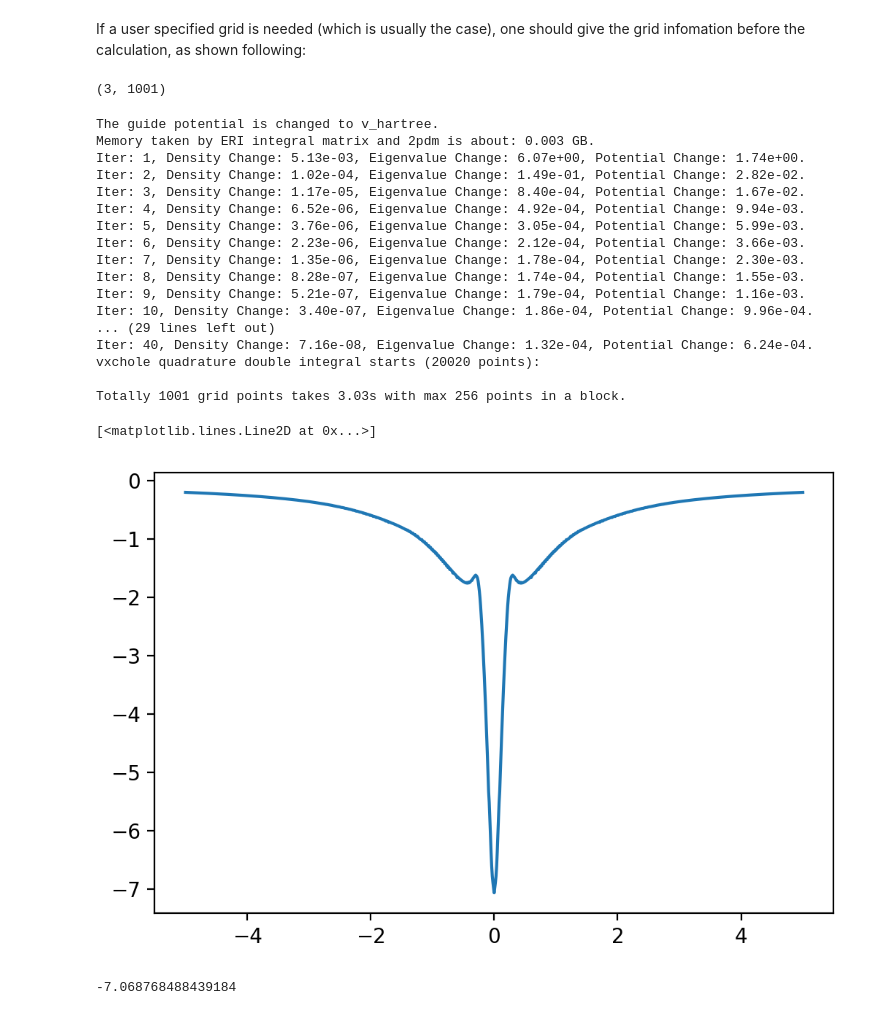
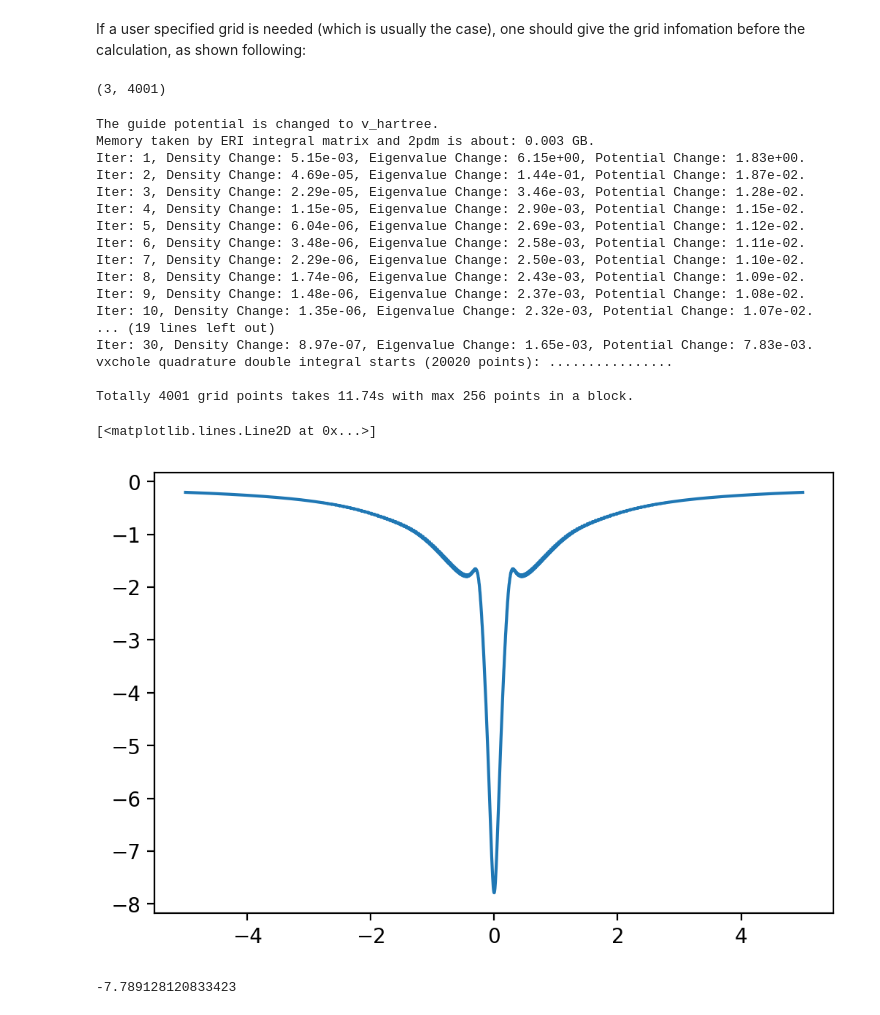
Before and after one commit to wasserman-group/n2v_examples, a Jupyter notebook: mRKS/Nobel_Gas.ipynb, the cells around one changed output. Saved outputs shown, nothing was run; the diff lists cells and outputs as text; code cells hidden in the pictures.

```diff
--- a/mRKS/Nobel_Gas.ipynb
+++ b/mRKS/Nobel_Gas.ipynb
@@ -37,6 +37,6 @@ psi4.set_options({"reference" : "rhf",
                  })  # Spin-Restricted
 
 # IMPORTANT NOTE: ONLY psi4.CIWavefunction or RHF is supported.
-wfn = psi4.energy("DETCI/cc-pcvdz", return_wfn=True, molecule=Ne)[1]
+wfn = psi4.properties("detci/cc-pcvdz", return_wfn=True, molecule=Ne, properties=["dipole"])[1]
 
 ine = n2v.Inverter(wfn)
@@ -99,42 +80,42 @@ axes[1,1].set_xlim(-5,5)
 # %% [markdown]
 If a user specified grid is needed (which is usually the case), one should give the grid infomation before the calculation, as shown following:
 # %%
-x = np.linspace(-5,5,1001)
+x = np.linspace(-5,5,4001)
 y = [0]
 z = [0]
 grid, shape = ine.generate_grids(x,y,z)
 grid.shape
 # %% [output]
-(3, 1001)
+(3, 4001)
 # %%
-v = ine.invert("mRKS", opt_max_iter=40, frac_old=0.7, vxc_grid=grid,
-              init="svwn" # Set initial guess to be lda this time.
+v = ine.invert("mRKS", opt_max_iter=30, frac_old=0.7, vxc_grid=grid,
+              init="scan" # Set initial guess to be pbe this time.
               )
 # %% [output]
 The guide potential is changed to v_hartree.
 Memory taken by ERI integral matrix and 2pdm is about: 0.003 GB.
-Iter: 1, Density Change: 5.13e-03, Eigenvalue Change: 6.07e+00, Potential Change: 1.74e+00.
-Iter: 2, Density Change: 1.02e-04, Eigenvalue Change: 1.49e-01, Potential Change: 2.82e-02.
-Iter: 3, Density Change: 1.17e-05, Eigenvalue Change: 8.40e-04, Potential Change: 1.67e-02.
-Iter: 4, Density Change: 6.52e-06, Eigenvalue Change: 4.92e-04, Potential Change: 9.94e-03.
-Iter: 5, Density Change: 3.76e-06, Eigenvalue Change: 3.05e-04, Potential Change: 5.99e-03.
-Iter: 6, Density Change: 2.23e-06, Eigenvalue Change: 2.12e-04, Potential Change: 3.66e-03.
-Iter: 7, Density Change: 1.35e-06, Eigenvalue Change: 1.78e-04, Potential Change: 2.30e-03.
-Iter: 8, Density Change: 8.28e-07, Eigenvalue Change: 1.74e-04, Potential Change: 1.55e-03.
-Iter: 9, Density Change: 5.21e-07, Eigenvalue Change: 1.79e-04, Potential Change: 1.16e-03.
-Iter: 10, Density Change: 3.40e-07, Eigenvalue Change: 1.86e-04, Potential Change: 9.96e-04.
-... (29 lines left out)
-Iter: 40, Density Change: 7.16e-08, Eigenvalue Change: 1.32e-04, Potential Change: 6.24e-04.
-vxchole quadrature double integral starts (20020 points):
+Iter: 1, Density Change: 5.15e-03, Eigenvalue Change: 6.15e+00, Potential Change: 1.83e+00.
+Iter: 2, Density Change: 4.69e-05, Eigenvalue Change: 1.44e-01, Potential Change: 1.87e-02.
+Iter: 3, Density Change: 2.29e-05, Eigenvalue Change: 3.46e-03, Potential Change: 1.28e-02.
+Iter: 4, Density Change: 1.15e-05, Eigenvalue Change: 2.90e-03, Potential Change: 1.15e-02.
+Iter: 5, Density Change: 6.04e-06, Eigenvalue Change: 2.69e-03, Potential Change: 1.12e-02.
+Iter: 6, Density Change: 3.48e-06, Eigenvalue Change: 2.58e-03, Potential Change: 1.11e-02.
+Iter: 7, Density Change: 2.29e-06, Eigenvalue Change: 2.50e-03, Potential Change: 1.10e-02.
+Iter: 8, Density Change: 1.74e-06, Eigenvalue Change: 2.43e-03, Potential Change: 1.09e-02.
+Iter: 9, Density Change: 1.48e-06, Eigenvalue Change: 2.37e-03, Potential Change: 1.08e-02.
+Iter: 10, Density Change: 1.35e-06, Eigenvalue Change: 2.32e-03, Potential Change: 1.07e-02.
+... (19 lines left out)
+Iter: 30, Density Change: 8.97e-07, Eigenvalue Change: 1.65e-03, Potential Change: 7.83e-03.
+vxchole quadrature double integral starts (20020 points): ................
 
-Totally 1001 grid points takes 3.03s with max 256 points in a block.
+Totally 4001 grid points takes 11.74s with max 256 points in a block.
 # %%
 fig, ax = plt.subplots(dpi=200)
-ax.plot(x, v[0])
+ax.plot(x, ine.grid.vxc)
 # %% [output]
 [<matplotlib.lines.Line2D at 0x...>]
-[figure, old version]
+[figure, new version]
-# %%
-v[0].min()
-# %% [output]
--7.068768488439184
+# %%
+ine.grid.vxc.min()
+# %% [output]
+-7.789128120833423
```
Also changed, not shown: parts of 5 cells of this notebook.
